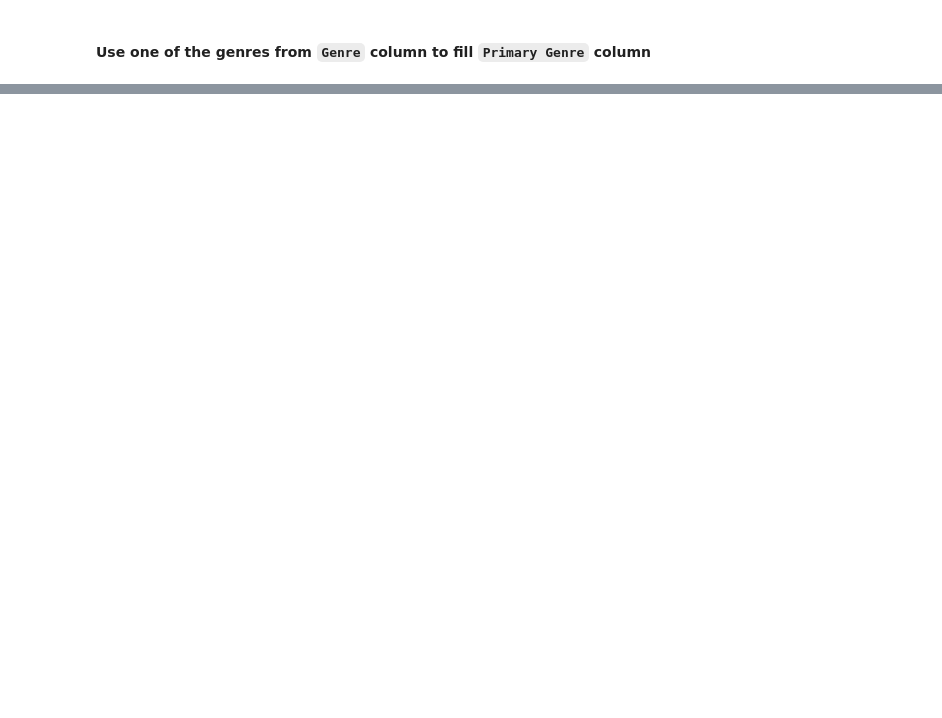
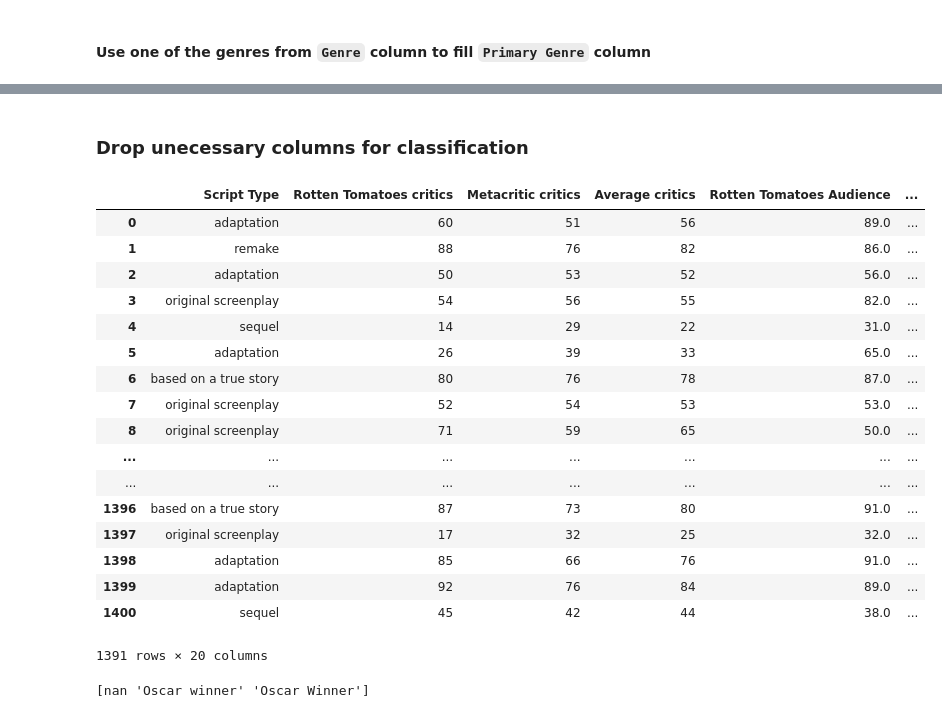
Before and after one commit to AAleksandros/HUA-DIT-Data-mining-project, a Jupyter notebook: data_mining.ipynb, the cells around one changed output, grey strips where cells are left out. Drawn from its saved outputs; the diff is of its cells as text; code cells hidden in the pictures; blank space fills up the shorter version.

```diff
--- a/data_mining.ipynb
+++ b/data_mining.ipynb
@@ -106,0 +112,3 @@ df = df.dropna(subset=['Genre', 'Rotten Tomatoes  critics', 'Rotten Tomatoes Aud
+# %%
+df = df[~df.isin(['-']).any(axis=1)]
+df[(df == '-').any(axis=1)]
@@ -158,0 +188,3 @@ for idx, row in df.iterrows():
+# %%
+df = df.drop(['Distributor', 'IMDb Rating', 'IMDB vs RT disparity'], axis=1)
+df.describe().T
@@ -158,0 +198,28 @@ for idx, row in df.iterrows():
+# %% [markdown]
+### Drop unecessary columns for classification
+# %%
+df = df.drop(['Opening Weekend', 'Domestic Gross', 'Foreign Gross', 'Worldwide Gross', 'Film', 'Year', 'Release Date (US)', 'Oscar Detail'], axis=1)
+df
+# %% [output]
+|  | Script Type | Rotten Tomatoes critics | Metacritic critics | Average critics | Rotten Tomatoes Audience | ... |
+| 0 | adaptation | 60 | 51 | 56 | 89.0 | ... |
+| 1 | remake | 88 | 76 | 82 | 86.0 | ... |
+| 2 | adaptation | 50 | 53 | 52 | 56.0 | ... |
+| 3 | original screenplay | 54 | 56 | 55 | 82.0 | ... |
+| 4 | sequel | 14 | 29 | 22 | 31.0 | ... |
+| 5 | adaptation | 26 | 39 | 33 | 65.0 | ... |
+| 6 | based on a true story | 80 | 76 | 78 | 87.0 | ... |
+| 7 | original screenplay | 52 | 54 | 53 | 53.0 | ... |
+| 8 | original screenplay | 71 | 59 | 65 | 50.0 | ... |
+| ... | ... | ... | ... | ... | ... | ... |
+| ... | ... | ... | ... | ... | ... | ... |
+| 1396 | based on a true story | 87 | 73 | 80 | 91.0 | ... |
+| 1397 | original screenplay | 17 | 32 | 25 | 32.0 | ... |
+| 1398 | adaptation | 85 | 66 | 76 | 91.0 | ... |
+| 1399 | adaptation | 92 | 76 | 84 | 89.0 | ... |
+| 1400 | sequel | 45 | 42 | 44 | 38.0 | ... |
+1391 rows × 20 columns
+# %%
+print(df['Oscar Winners'].unique())
+# %% [output]
+[nan 'Oscar winner' 'Oscar Winner']
```
Also changed, not shown: parts of 12 cells of this notebook.
